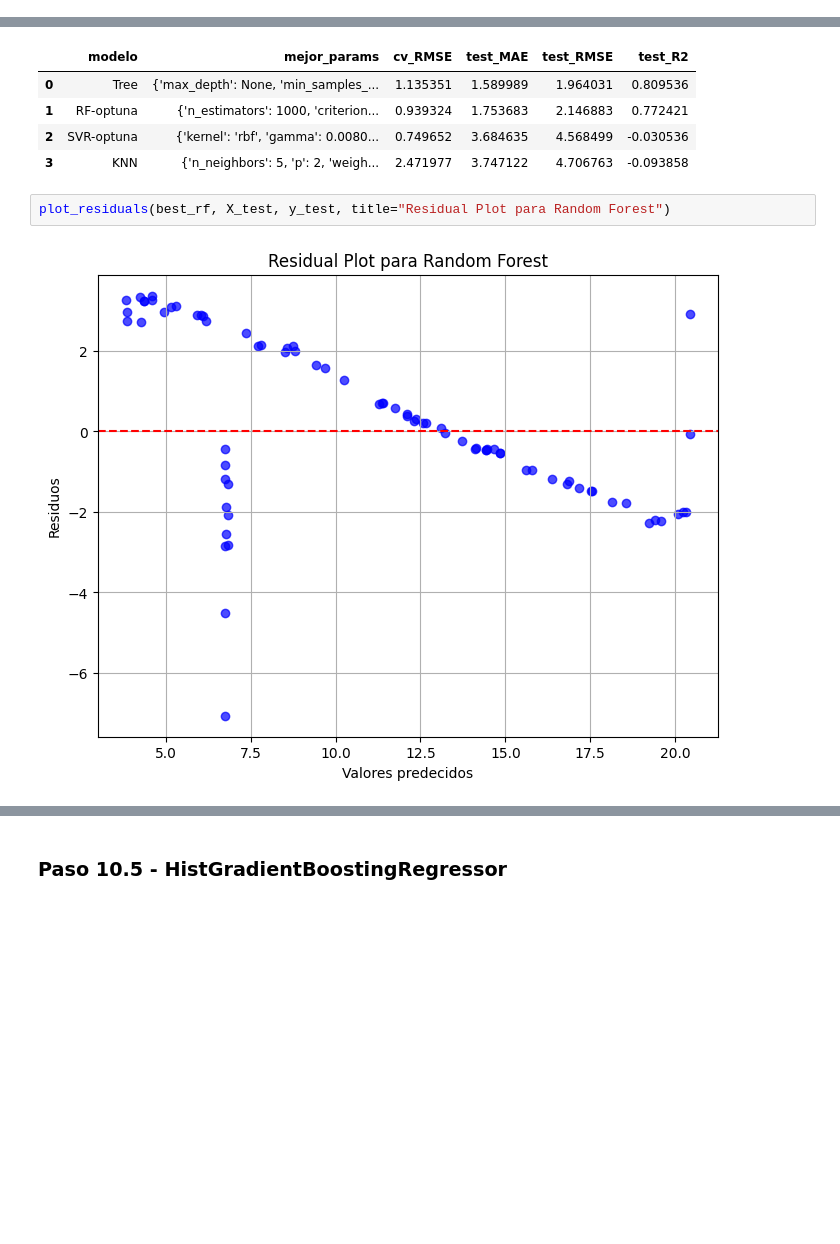
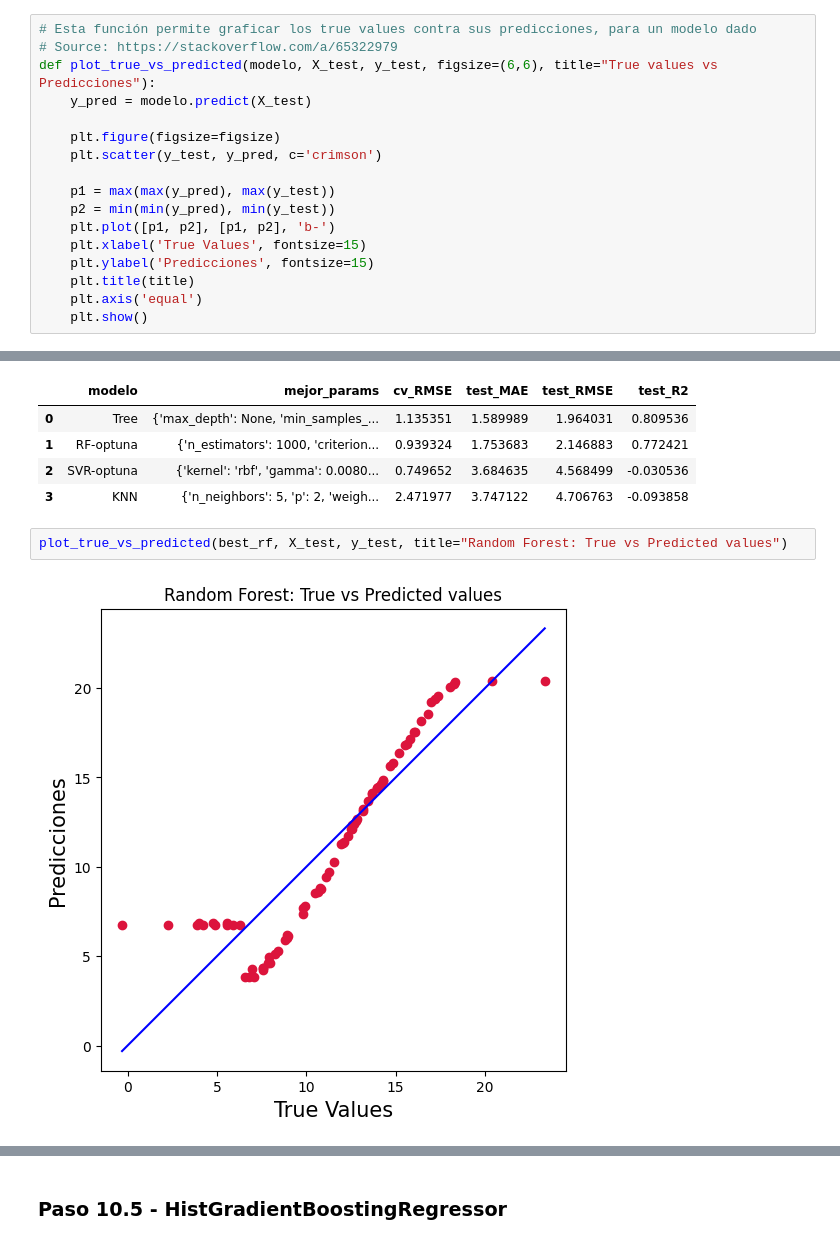
Before and after one commit to gasper-az/aprMaqI_CEIA, a Jupyter notebook: trabajo_practico/ResolucionTrabajoPractico.ipynb, the cells around one changed output, grey strips where cells are left out. Drawn from its saved outputs; the diff is of its cells as text; blank space fills up the shorter version.

Commit message:
[TP-Final] Gráficos de true-vs-predicted y residuals para cada modelo

```diff
--- a/trabajo_practico/ResolucionTrabajoPractico.ipynb
+++ b/trabajo_practico/ResolucionTrabajoPractico.ipynb
@@ -1278,6 +1278,23 @@ def plot_residuals(modelo, X_test, y_test, figsize=(8, 6),
     plt.title(title)
     plt.grid(True)
     plt.show()
+# %%
+# Esta función permite graficar los true values contra sus predicciones, para un modelo dado
+# Source: https://stackoverflow.com/a/65322979
+def plot_true_vs_predicted(modelo, X_test, y_test, figsize=(6,6), title="True values vs Predicciones"):
+    y_pred = modelo.predict(X_test)
+
+    plt.figure(figsize=figsize)
+    plt.scatter(y_test, y_pred, c='crimson')
+
+    p1 = max(max(y_pred), max(y_test))
+    p2 = min(min(y_pred), min(y_test))
+    plt.plot([p1, p2], [p1, p2], 'b-')
+    plt.xlabel('True Values', fontsize=15)
+    plt.ylabel('Predicciones', fontsize=15)
+    plt.title(title)
+    plt.axis('equal')
+    plt.show()
 # %% [markdown]
 ### Paso 10.1 - KNN regressor
 # %% [markdown]
@@ -1543,6 +1580,6 @@ Trial 97 achieved value: 0.9393238190953118 with  0.0000% improvement
 | 2 | SVR-optuna | {'kernel': 'rbf', 'gamma': 0.0080... | 0.749652 | 3.684635 | 4.568499 | -0.030536 |
 | 3 | KNN | {'n_neighbors': 5, 'p': 2, 'weigh... | 2.471977 | 3.747122 | 4.706763 | -0.093858 |
 # %%
-plot_residuals(best_rf, X_test, y_test, title="Residual Plot para Random Forest")
+plot_true_vs_predicted(best_rf, X_test, y_test, title="Random Forest: True vs Predicted values")
 # %% [output]
-[figure, old version]
+[figure, new version]
```
Also changed, not shown: parts of 13 cells of this notebook.
